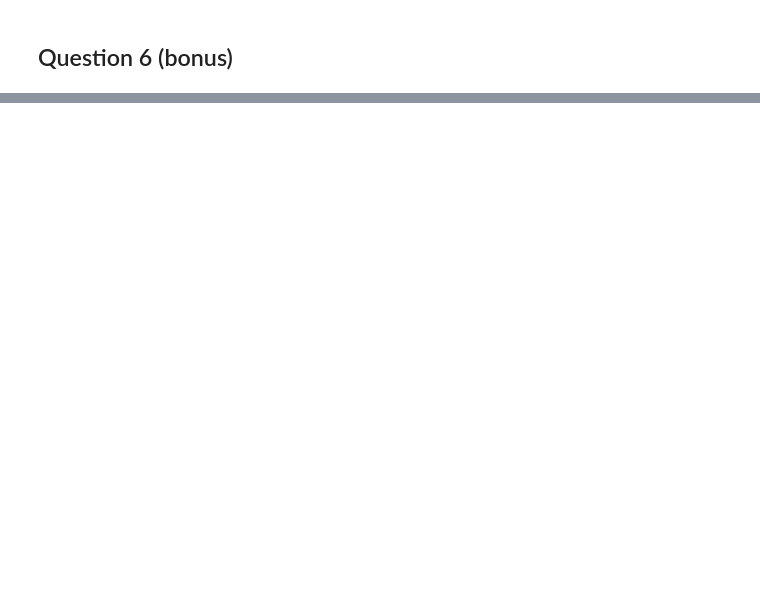
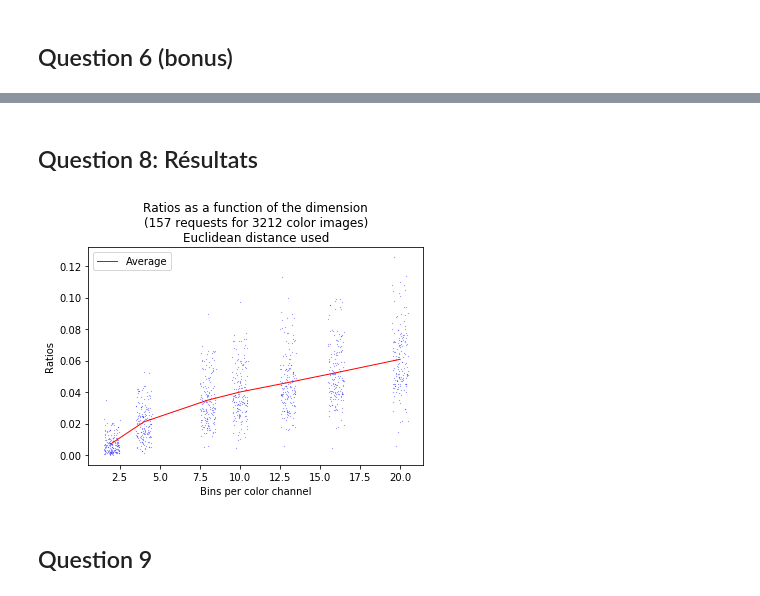
Before and after one commit to johnlepoulpe/fluffy-octo-potato, a Jupyter notebook: DM.ipynb, the cells around one changed output, grey strips where cells are left out. Saved outputs shown, nothing was run; the diff lists cells and outputs as text; code cells hidden in the pictures; blank space fills up the shorter version.

```diff
--- a/DM.ipynb
+++ b/DM.ipynb
@@ -379,0 +580,10 @@ plot_moving_point_ranks(results, N, M, 10, 10)
+# %% [markdown]
+## Question 8: Résultats
+# %%
+im_res_C = im_ratios_dataframe(True)
+
+plot_im_ratios(im_res_C, True)
+# %% [output]
+[figure, added]
+# %% [markdown]
+## Question 9
```
Also changed, not shown: parts of 52 cells of this notebook.
